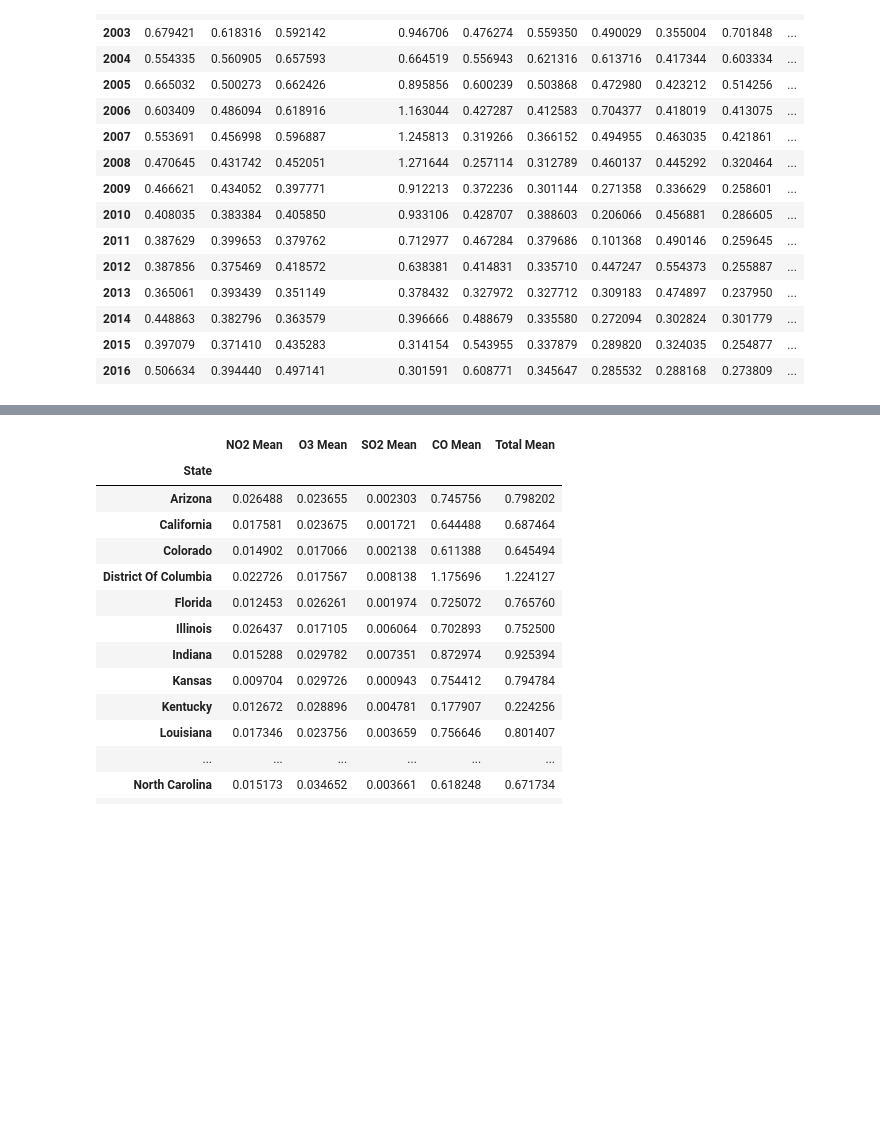
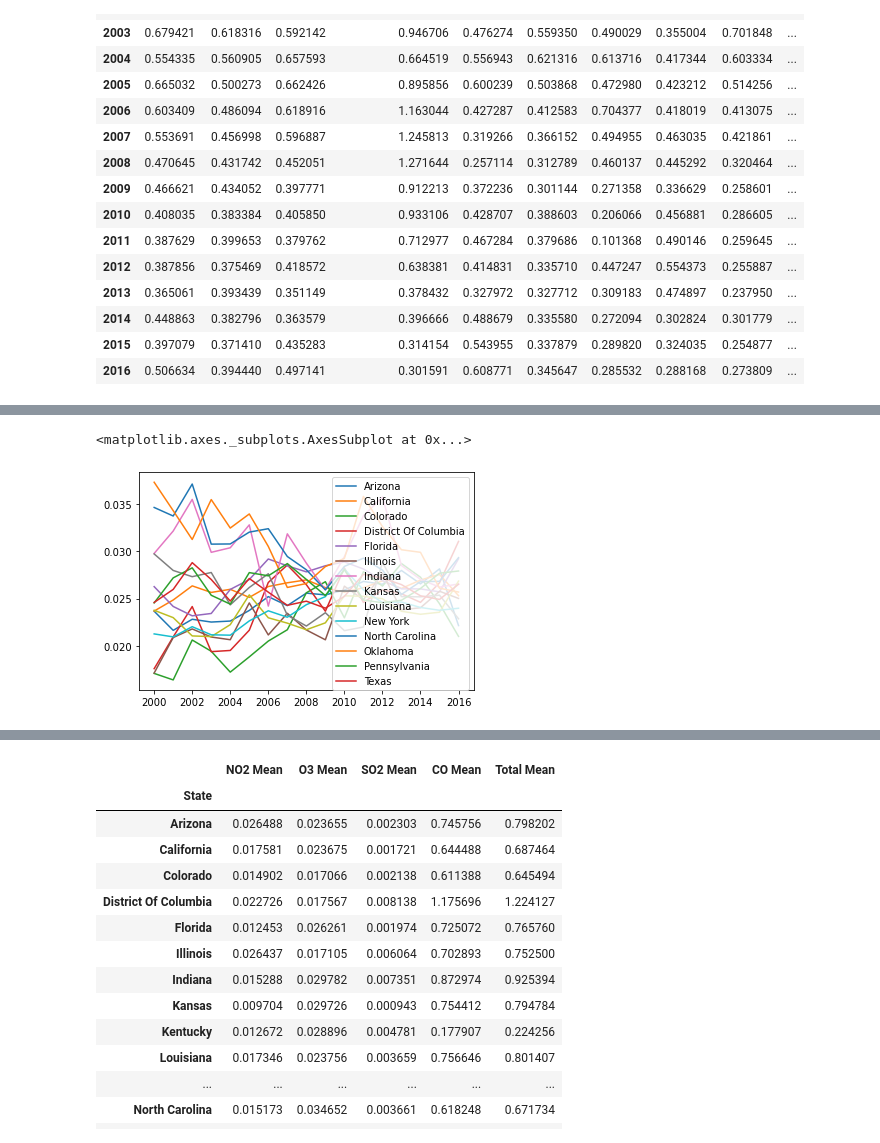
Before and after one commit to SehajS/pollution_data_analytics, a Jupyter notebook: notebook.ipynb, the cells around one changed output, grey strips where cells are left out. Saved outputs shown, nothing was run; the diff lists cells and outputs as text; code cells hidden in the pictures; blank space fills up the shorter version.

```diff
--- a/notebook.ipynb
+++ b/notebook.ipynb
@@ -275,0 +299,5 @@ total_df
+# %%
+o3_df.plot()
+# %% [output]
+<matplotlib.axes._subplots.AxesSubplot at 0x...>
+[figure, added]
```
Also changed, not shown: parts of 7 cells of this notebook.
